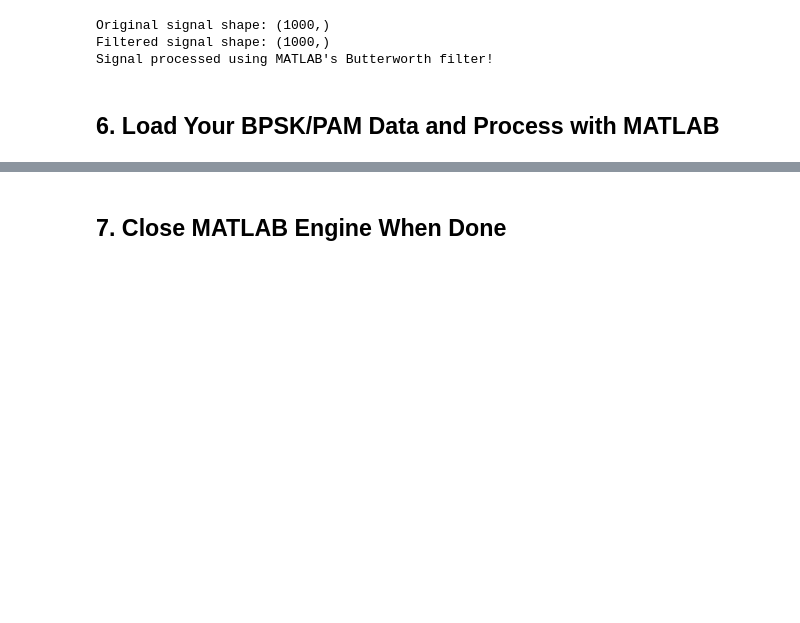
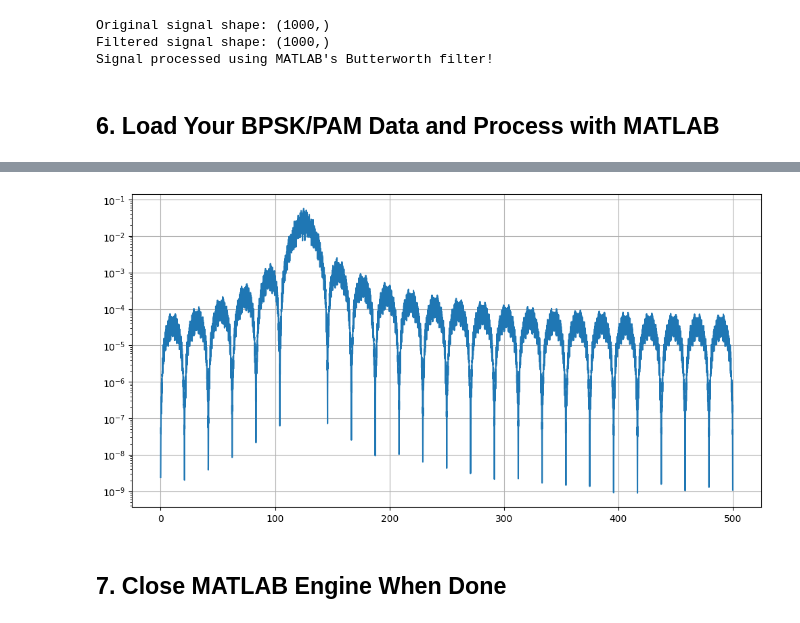
Before and after one commit to smadan755/FH11_RFML, a Jupyter notebook: tools/matlab_with_python.ipynb, the cells around one changed output, grey strips where cells are left out. Cells and saved outputs as stored; diff of their text form; code cells hidden in the pictures; blank space fills up the shorter version.

```diff
--- a/tools/matlab_with_python.ipynb
+++ b/tools/matlab_with_python.ipynb
@@ -164,3 +150,13 @@ You can now plot this in Python using matplotlib!
+# %%
+import matplotlib.pyplot as plt
+import numpy as np
+
+
+plt.figure(figsize=(12,6))
+plt.semilogy(f,pxx)
+plt.grid(True)
+# %% [output]
+[figure, added]
 # %% [markdown]
 ## 7. Close MATLAB Engine When Done
 # %%
```
Also changed, not shown: parts of 4 cells of this notebook.
